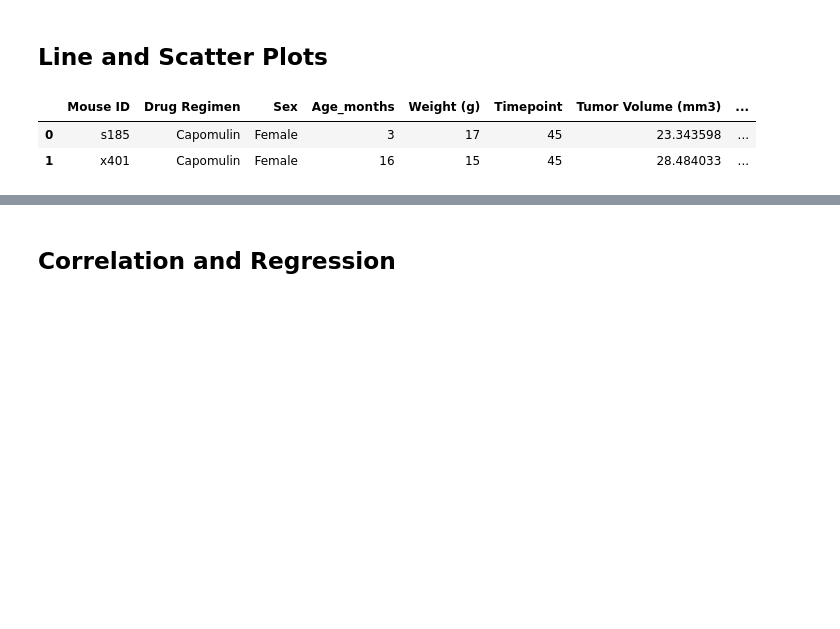
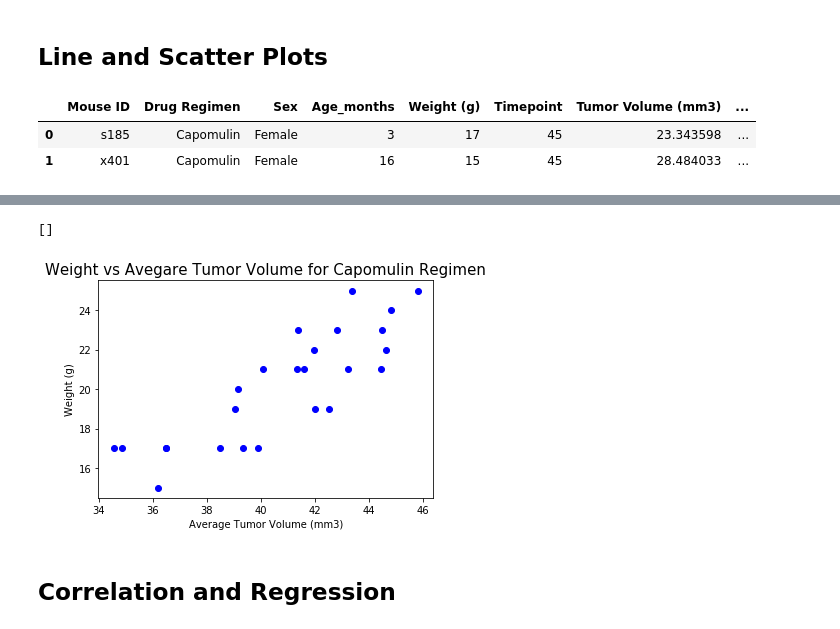
Before and after one commit to UoT-Bootcamp/Python-Matplotlib-Challenge, a Jupyter notebook: 05-Matplotlib_Homework_Instructions_Pymaceuticals_pymaceuticals_starter.ipynb, the cells around one changed output, grey strips where cells are left out. Saved outputs shown, nothing was run; the diff lists cells and outputs as text; code cells hidden in the pictures; blank space fills up the shorter version.

```diff
--- a/05-Matplotlib_Homework_Instructions_Pymaceuticals_pymaceuticals_starter.ipynb
+++ b/05-Matplotlib_Homework_Instructions_Pymaceuticals_pymaceuticals_starter.ipynb
@@ -329,2 +342,24 @@ Text(0.5, 1.0, "Capomulin Treatment for mouse 'x401'")
+# %%
+# Generate a scatter plot of mouse weight versus average tumor volume for the Capomulin regimen
+
+
+avg_tumor_vol = capomulin_df.groupby(capomulin_df["Mouse ID"])[["Weight (g)", "Tumor Volume (mm3)"]].mean()
+avg_tumor_vol = avg_tumor_vol.reset_index()
+
+x_axis = avg_tumor_vol["Tumor Volume (mm3)"]
+y_axis = avg_tumor_vol["Weight (g)"]
+
+# marker_size = 10
+plt.scatter(x_axis, y_axis, marker="o", color="blue")
+plt.xlabel("Average Tumor Volume (mm3)")
+plt.ylabel("Weight (g)")
+plt.title("Weight vs Avegare Tumor Volume for Capomulin Regimen", fontsize = 15)
+# plt.ylim(0, max(y_axis) + 10)
+# # plt.xlim(0, max(x_axis) + 10)
+
+plt.plot()
+# %% [output]
+[]
+[figure, added]
 # %% [markdown]
 ## Correlation and Regression
```
Also changed, not shown: parts of 7 cells of this notebook.
